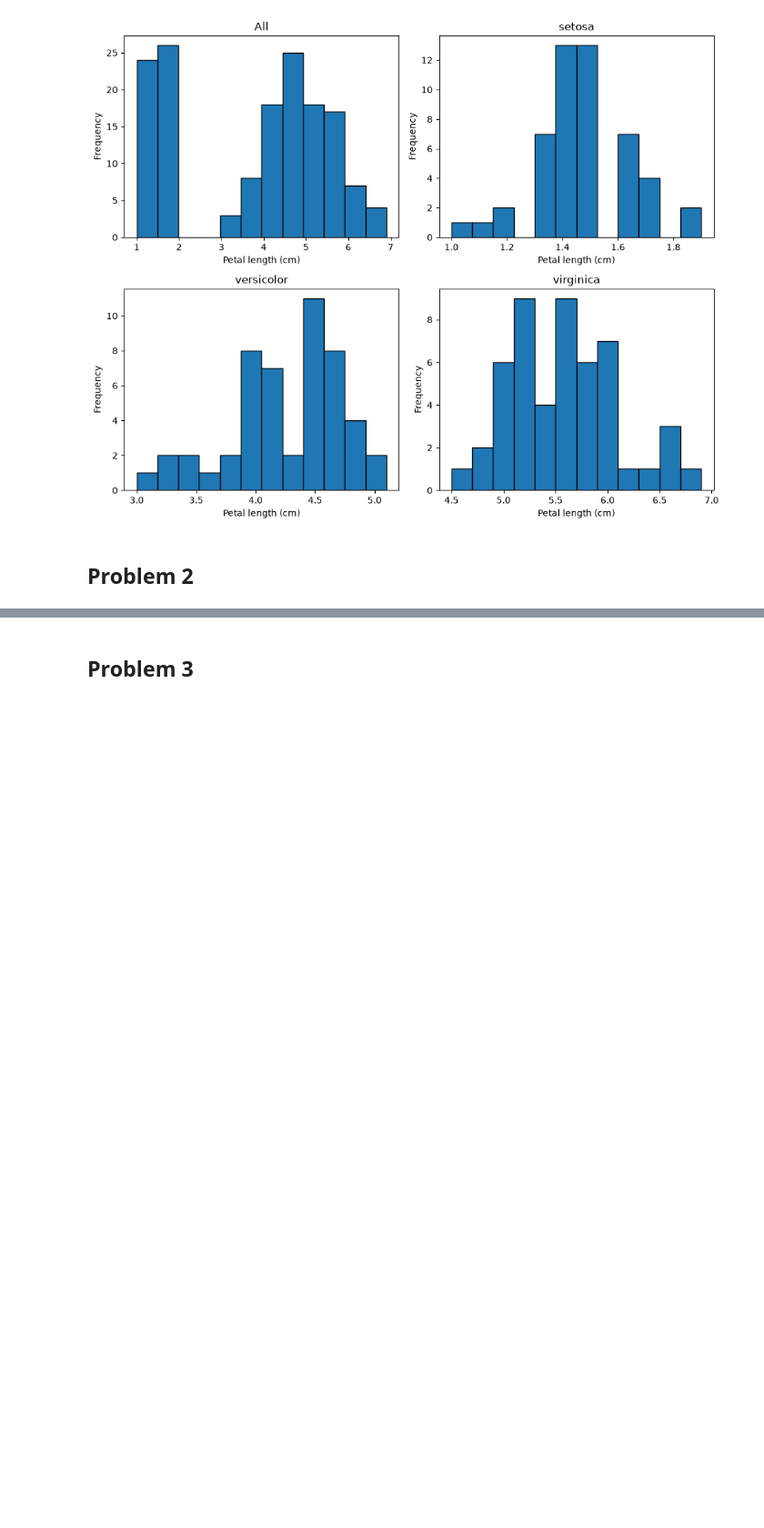
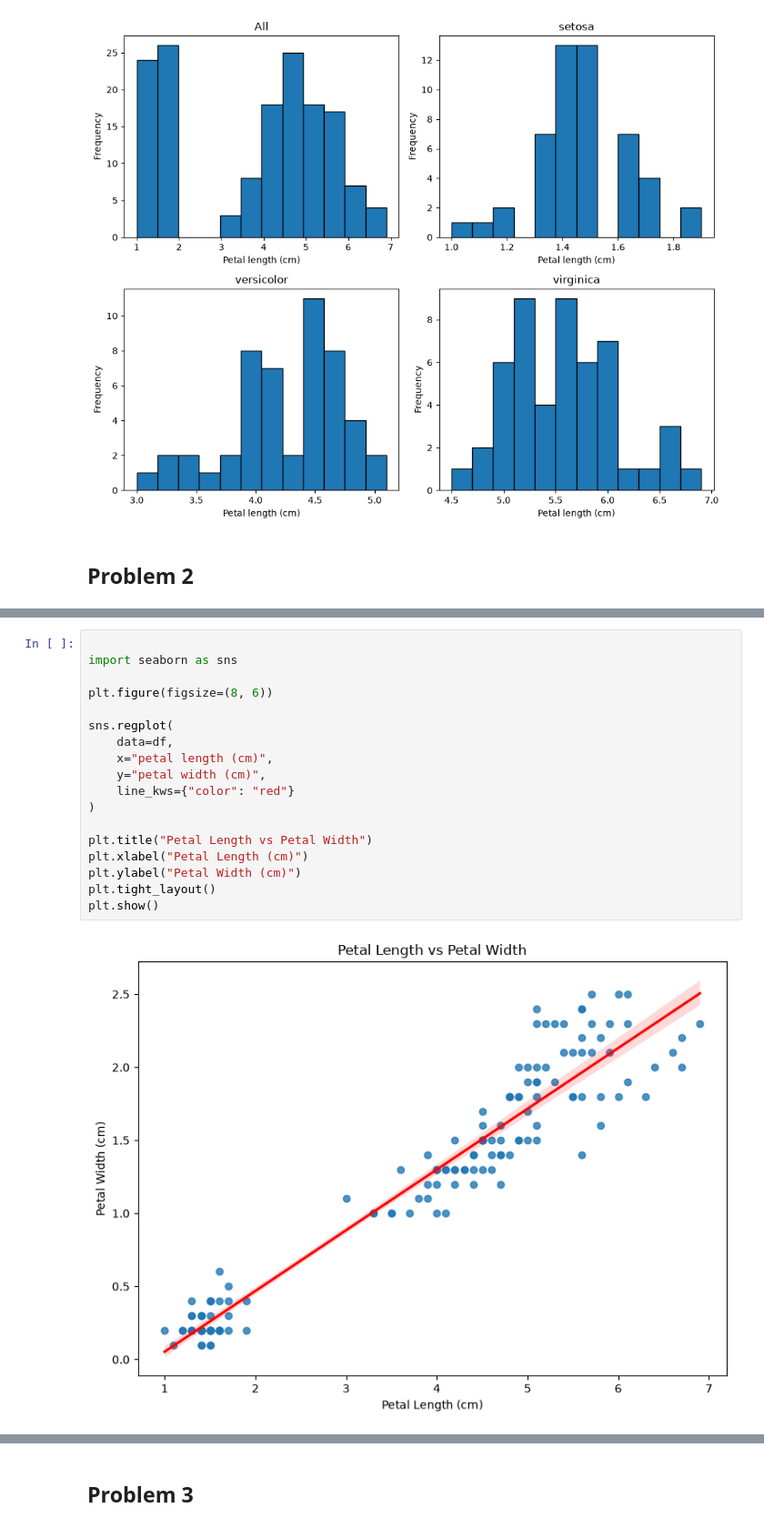
Before and after one commit to IgnacioRiboldi/applied-statistics, a Jupyter notebook: problems.ipynb, the cells around one changed output, grey strips where cells are left out. Shown at 91% size. Drawn from its saved outputs; the diff is of its cells as text; blank space fills up the shorter version.

```diff
--- a/problems.ipynb
+++ b/problems.ipynb
@@ -75,0 +94,20 @@ plt.show()
+# %%
+
+import seaborn as sns
+
+plt.figure(figsize=(8, 6))
+
+sns.regplot(
+    data=df,
+    x="petal length (cm)",
+    y="petal width (cm)",
+    line_kws={"color": "red"}
+)
+
+plt.title("Petal Length vs Petal Width")
+plt.xlabel("Petal Length (cm)")
+plt.ylabel("Petal Width (cm)")
+plt.tight_layout()
+plt.show()
+# %% [output]
+[figure, added]
```
Also changed, not shown: parts of 7 cells of this notebook, 1 other file.
